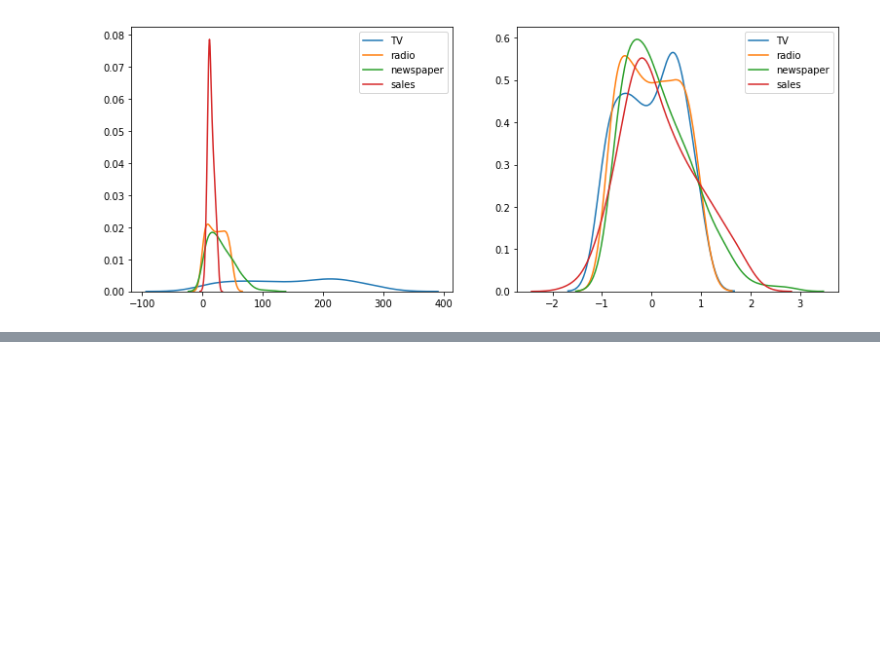
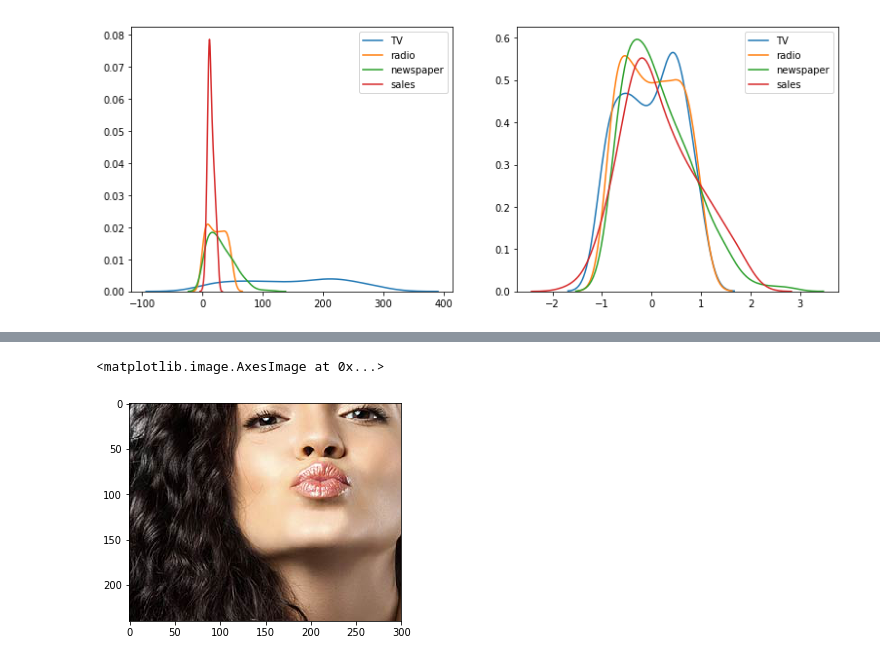
Before and after one commit to macherlamaithili123/APPSSDC_DA_WORKSHOP, a Jupyter notebook: day 5 .ipynb, the cells around one changed output, grey strips where cells are left out. Saved outputs shown, nothing was run; the diff lists cells and outputs as text; code cells hidden in the pictures; blank space fills up the shorter version.

```diff
--- a/day 5 .ipynb
+++ b/day 5 .ipynb
@@ -216,0 +282,5 @@ sns.kdeplot(s2['sales'], ax = ax2)
+# %%
+plt.imshow(img1[160:400,200:500])
+# %% [output]
+<matplotlib.image.AxesImage at 0x...>
+[figure, added]
```
Also changed, not shown: parts of 19 cells of this notebook.
